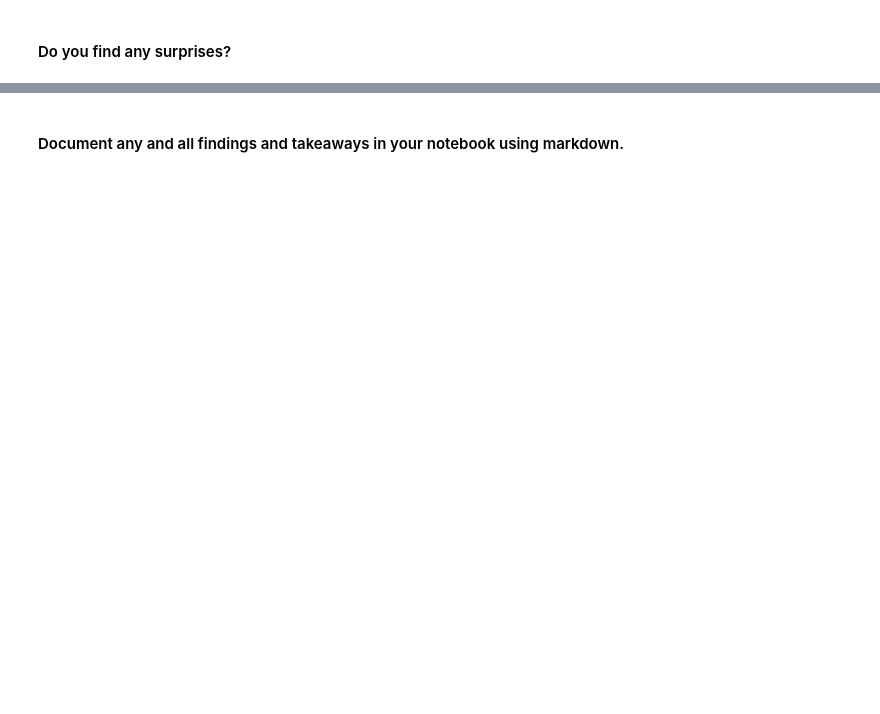
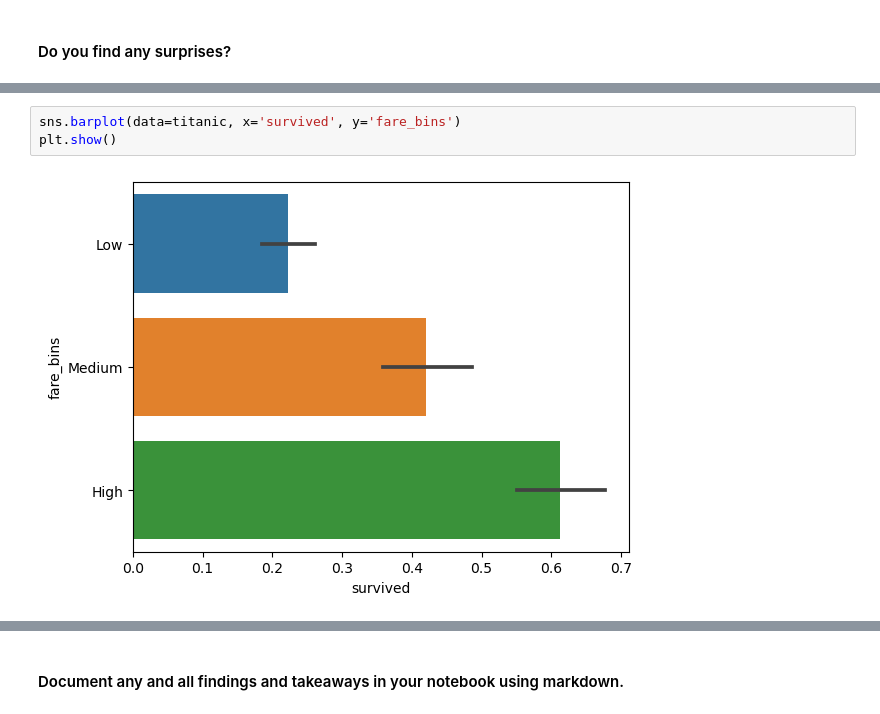
Before and after one commit to Segura-Jorge/classification-exercises, a Jupyter notebook: explore.ipynb, the cells around one changed output, grey strips where cells are left out. Saved outputs shown, nothing was run; the diff lists cells and outputs as text; blank space fills up the shorter version.

```diff
--- a/explore.ipynb
+++ b/explore.ipynb
@@ -599,0 +603,5 @@ pd.crosstab(titanic.fare_bins, titanic.survived)
+# %%
+sns.barplot(data=titanic, x='survived', y='fare_bins')
+plt.show()
+# %% [output]
+[figure, added]
```
Also changed, not shown: parts of 33 cells of this notebook.
